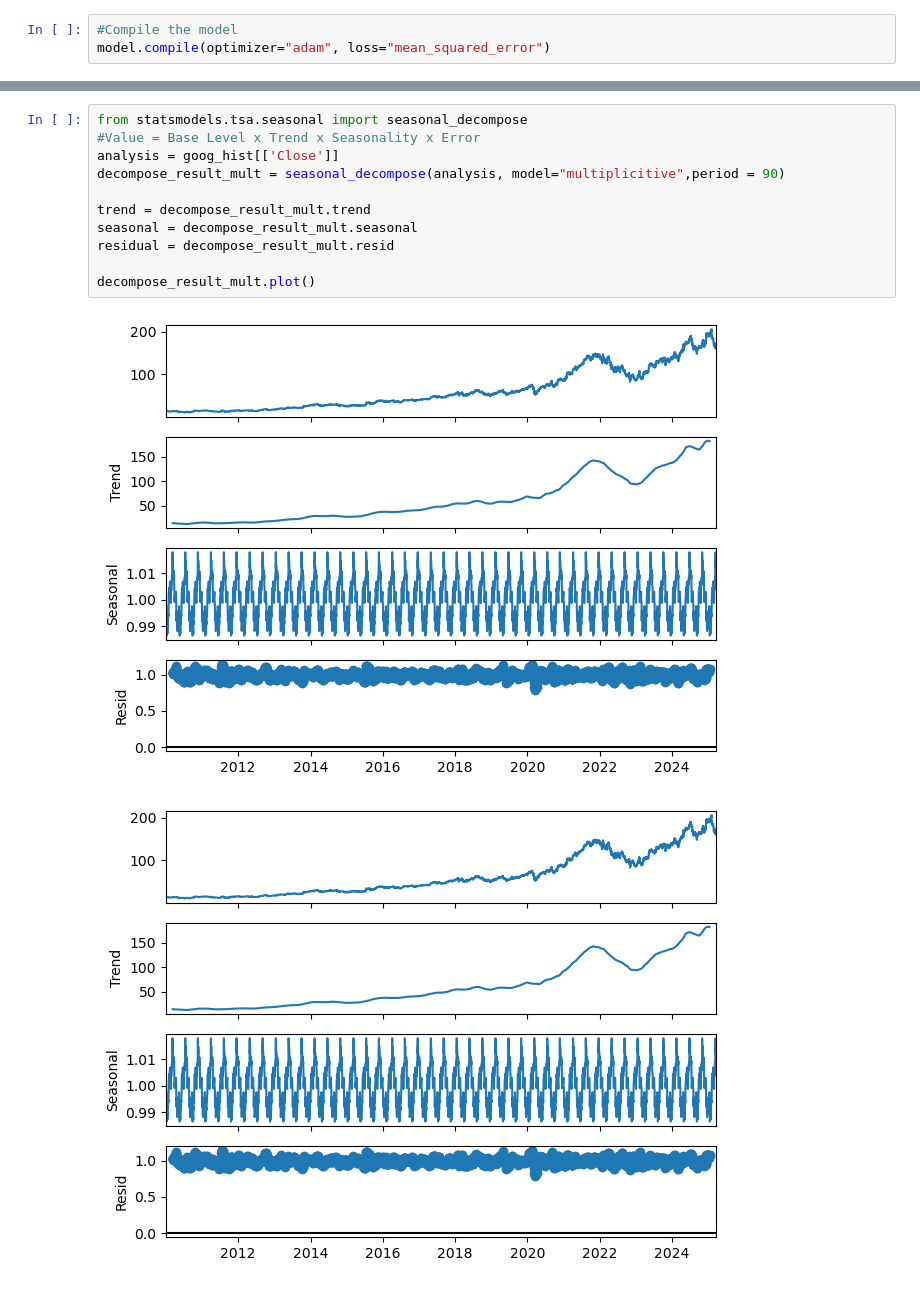
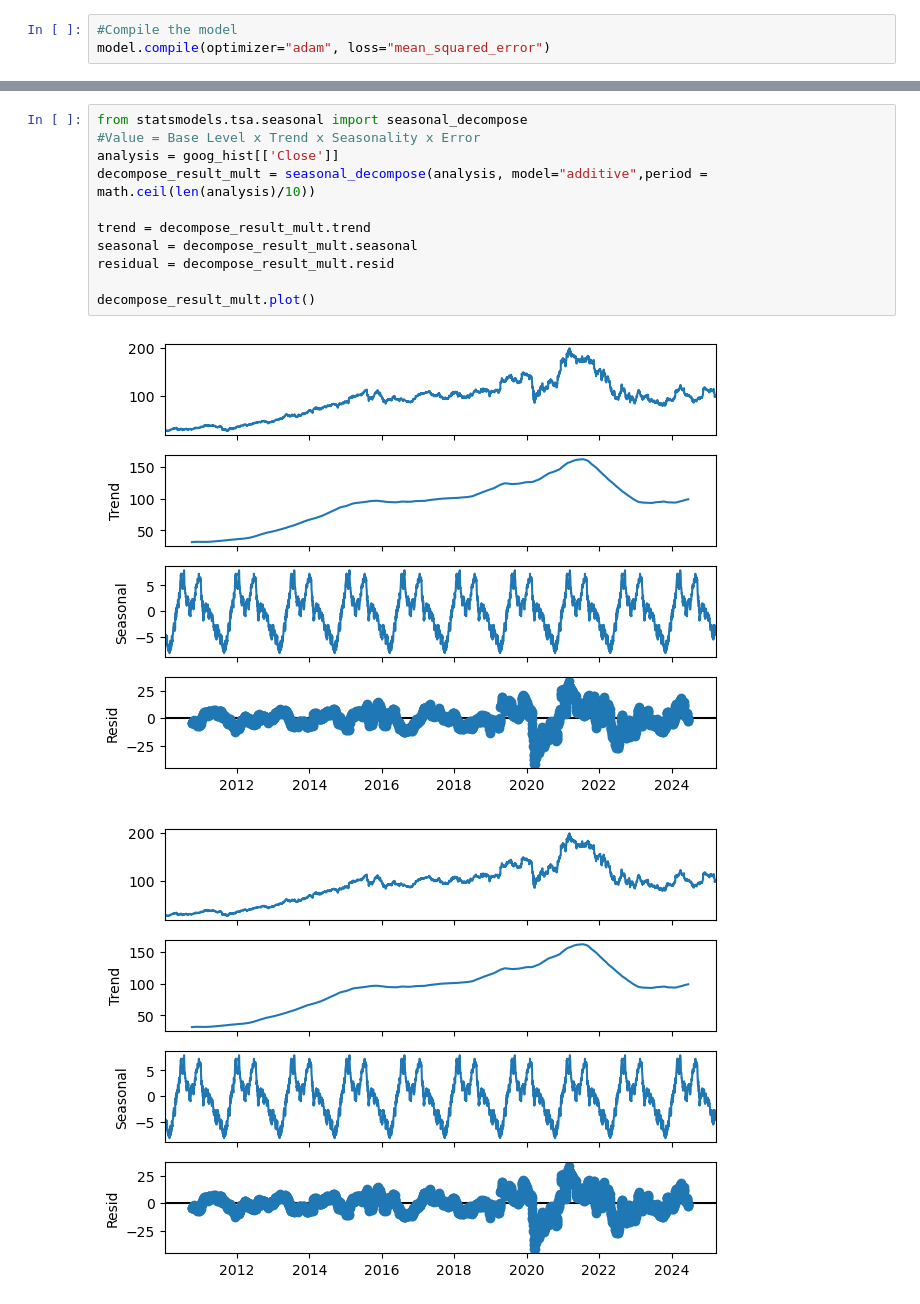
Before and after one commit to Dylan-Lai/Time_Series_Webscraping, a Jupyter notebook: Lai_Time_Series_Model.ipynb, the cells around one changed output, grey strips where cells are left out. Cells and saved outputs as stored; diff of their text form.

```diff
--- a/Lai_Time_Series_Model.ipynb
+++ b/Lai_Time_Series_Model.ipynb
@@ -203,15 +237,15 @@ validation
 # %%
 from statsmodels.tsa.seasonal import seasonal_decompose
 #Value = Base Level x Trend x Seasonality x Error
 analysis = goog_hist[['Close']]
-decompose_result_mult = seasonal_decompose(analysis, model="multiplicitive",period = 90)
+decompose_result_mult = seasonal_decompose(analysis, model="additive",period = math.ceil(len(analysis)/10))
 
 trend = decompose_result_mult.trend
 seasonal = decompose_result_mult.seasonal
 residual = decompose_result_mult.resid
 
 decompose_result_mult.plot()
 # %% [output]
-[figure, old version]
+[figure, new version]
-[figure, old version]
+[figure, new version]
 # %%
```
Also changed, not shown: parts of 23 cells of this notebook, 3 other files.
